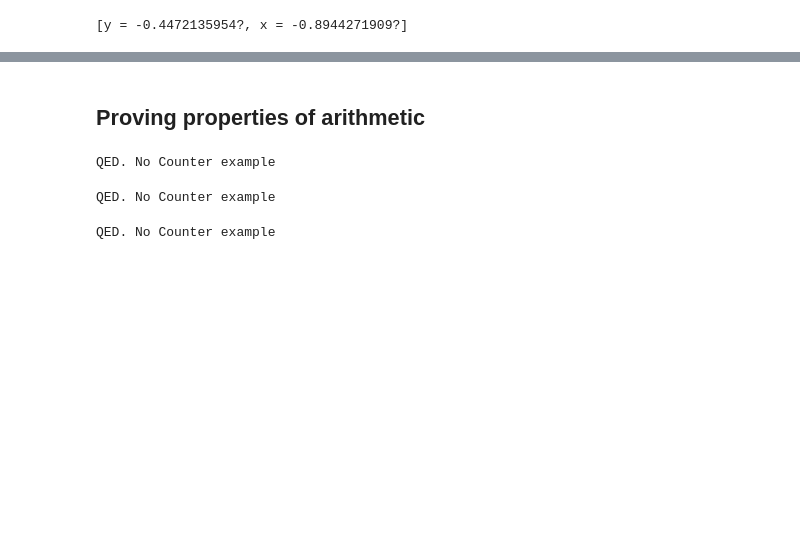
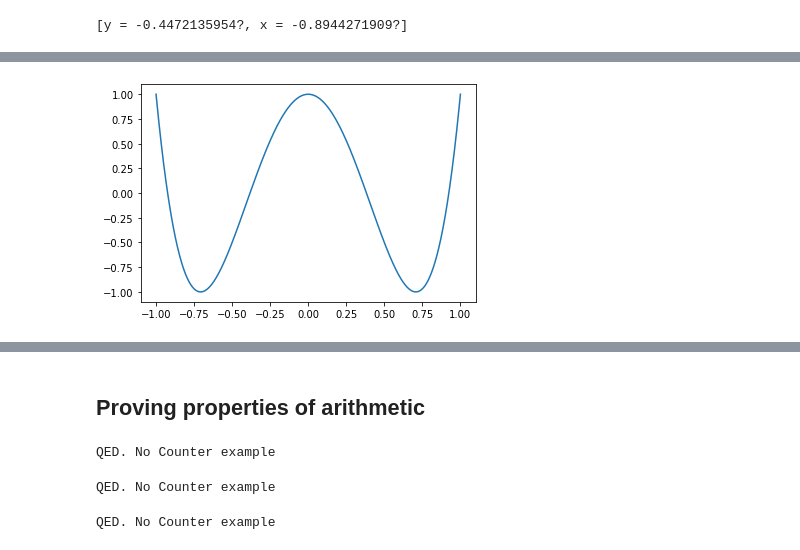
Before and after one commit to philzook58/z3_tutorial, a Jupyter notebook: Z3 Tutorial.ipynb, the cells around one changed output, grey strips where cells are left out. Cells and saved outputs as stored; diff of their text form; code cells hidden in the pictures; blank space fills up the shorter version.

```diff
--- a/Z3 Tutorial.ipynb
+++ b/Z3 Tutorial.ipynb
@@ -324,0 +708,12 @@ s.model()
+# %%
+import sympy as sy
+import matplotlib.pyplot as plt
+import numpy as np
+x = sy.symbols('x')
+cheb = sy.lambdify(x, sy.chebyshevt(4,x))
+xs = np.linspace(-1,1,1000)
+ys = cheb(xs)
+plt.plot(xs, ys)
+plt.show()
+# %% [output]
+[figure, added]
```
Also changed, not shown: parts of 86 cells of this notebook, 13 other files.
